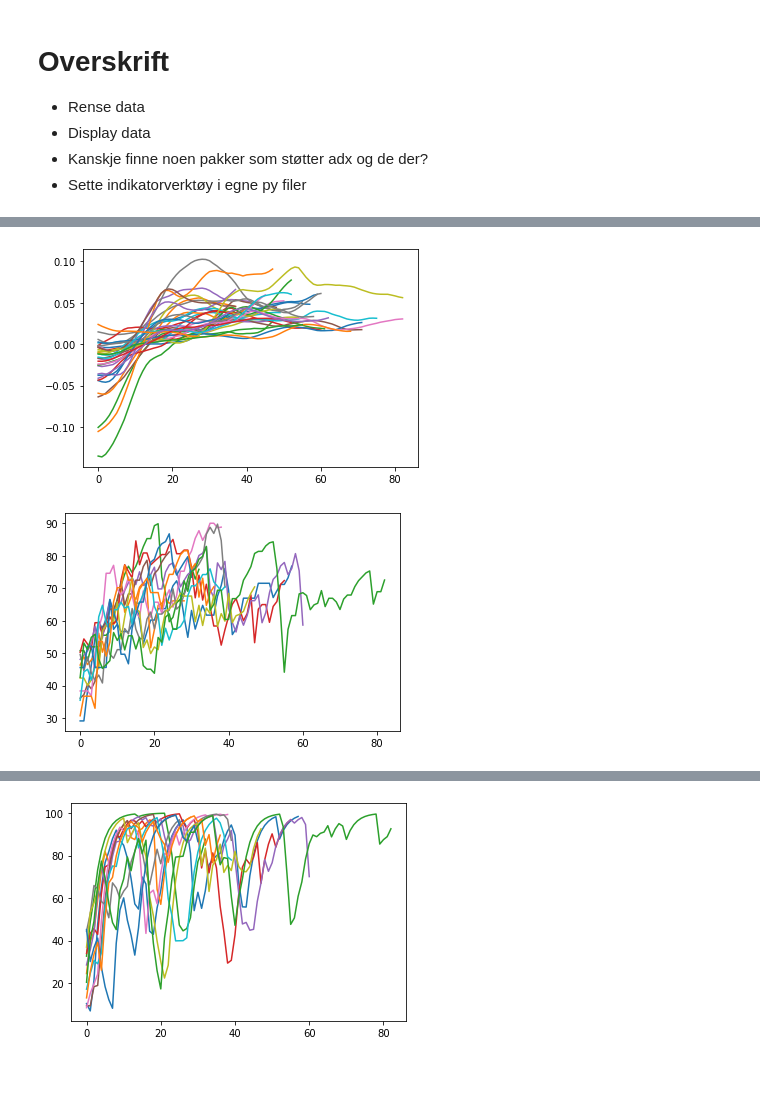
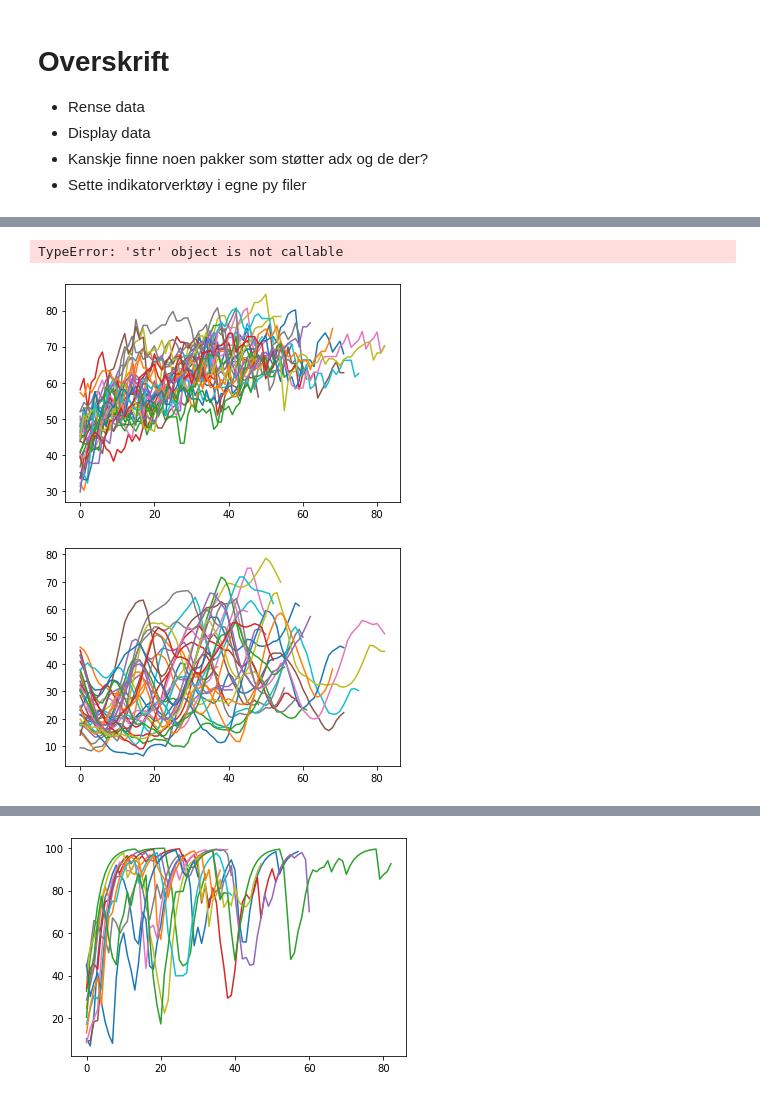
Before and after one commit to stianteien/instradag, a Jupyter notebook: make_model.ipynb, the cells around one changed output, grey strips where cells are left out. Cells and saved outputs as stored; diff of their text form; code cells hidden in the pictures.

```diff
--- a/make_model.ipynb
+++ b/make_model.ipynb
@@ -23,24 +23,27 @@ from lib.god_runde import positiv_utvikling
 # %%
 def hent_indikatortall(data, gode):
     stock = stockstats.StockDataFrame.retype(data)
-    stock['rsi_12']
+    stock['rsi_20']
     stock['trix']
     stock['adx']
     stock['kdjk']
+    stock['pdi']
 
     rsi = []
     trix = []
     adxr = []
     kdjk = []
+    pdi = []
     for ix, fin in gode.iterrows():
         oppgang = stock[int(fin.start):int(fin.endex)]
-        rsi.append(oppgang.rsi_12.values)
+        rsi.append(oppgang.rsi_20.values)
         trix.append(oppgang.trix.values)
         adxr.append(oppgang.adxr.values)
         kdjk.append(oppgang.kdjk.values)
+        pdi.append(oppgang.pdi.values)
 
 
-    return rsi, trix, adxr, kdjk
+    return rsi, trix, adxr, kdjk, pdi
 
 def multi_analyse(filer):
     alle_gode = pd.DataFrame(columns=['navn'])
@@ -49,11 +52,12 @@ def multi_analyse(filer):
         print(f"{i+1} av {len(filer)} analysert" ,end='\r')
         data = cleanup.clean_data(pd.read_excel(fil))
         gode = pos_ut.calculate(data)
-        rsi, trix, adxr, kdjk = hent_indikatortall(data, gode)
+        rsi, trix, adxr, kdjk, pdi = hent_indikatortall(data, gode)
         gode['rsi'] = rsi
         gode['trix'] = trix
         gode['adxr'] = adxr
         gode['kdjk'] = kdjk
+        gode['pdi'] = pdi
         gode['navn'] = fil.split('/')[1].split('.xl')[0]
 
         alle_gode = alle_gode.append(gode, ignore_index=True)
@@ -126,17 +130,26 @@ linjer_slutt =  [dict(type='line', yref='paper', y0=0,y1=1, xref='x',x0=info.end
                       line=dict(color="Red"))
                  for j,info in gode.iterrows()]
 linjer.extend(linjer_slutt)
+# %%
+fig = plt.figure
+plt.title('trix')
+for i in data_oppgang.trix:
+    plt.plot(i)
+    #plt.set_title('trix')
+#plt.savefig('images/trixplot')
+# %% [output]
+TypeError: 'str' object is not callable
 # %%
 fig = plt.figure
-for i in data_oppgang.trix:
+for i in data_oppgang.rsi:
     plt.plot(i)
-#plt.savefig('images/trixplot')
+#plt.savefig('images/rsiplot')
 # %% [output]
-[figure, old version]
+[figure, new version]
 # %%
 fig = plt.figure
-for i in data.rsi:
+for i in data_oppgang.adxr:
     plt.plot(i)
-#plt.savefig('images/rsiplot')
+#plt.savefig('images/adxrplot')
 # %% [output]
-[figure, old version]
+[figure, new version]
```
Also changed, not shown: parts of 5 cells of this notebook.
